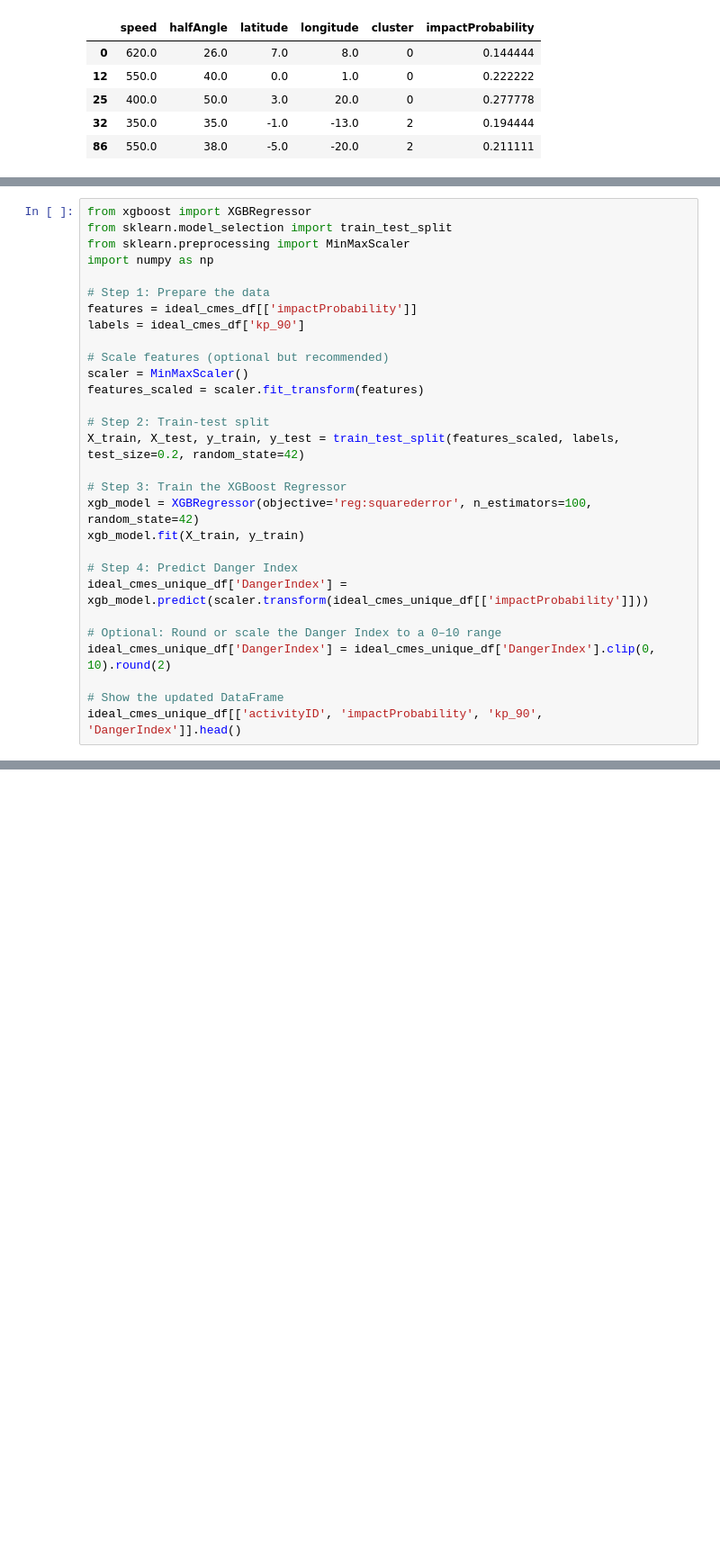
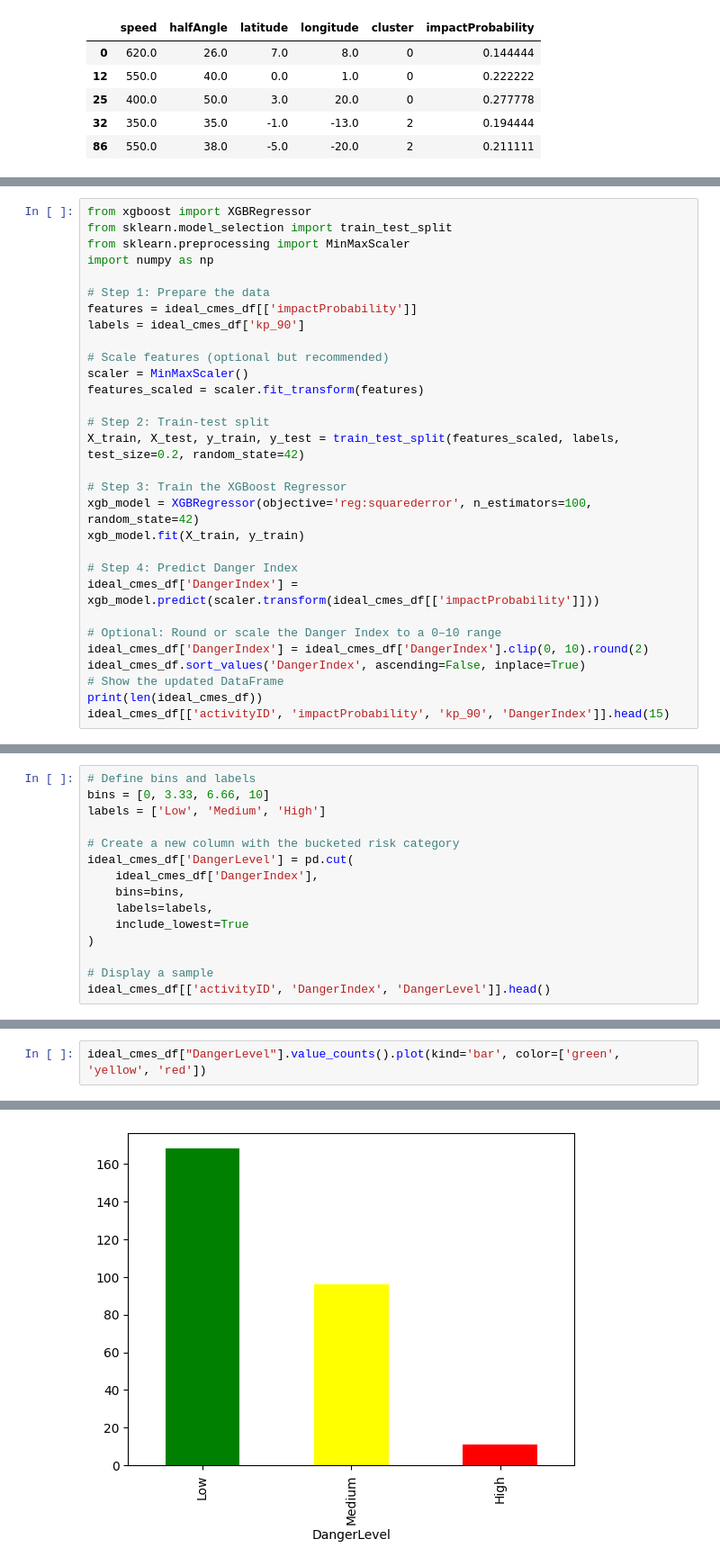
Before and after one commit to ryancmedina/project-four, a Jupyter notebook: Code/cme_earth_impact_model.ipynb, the cells around one changed output, grey strips where cells are left out. Shown: that part at 90% size. Cells and saved outputs as stored; diff of their text form; blank space fills up the shorter version.

```diff
--- a/Code/cme_earth_impact_model.ipynb
+++ b/Code/cme_earth_impact_model.ipynb
@@ -239,10 +241,11 @@ xgb_model = XGBRegressor(objective='reg:squarederror', n_estimators=100, random_
 xgb_model.fit(X_train, y_train)
 
 # Step 4: Predict Danger Index
-ideal_cmes_unique_df['DangerIndex'] = xgb_model.predict(scaler.transform(ideal_cmes_unique_df[['impactProbability']]))
+ideal_cmes_df['DangerIndex'] = xgb_model.predict(scaler.transform(ideal_cmes_df[['impactProbability']]))
 
 # Optional: Round or scale the Danger Index to a 0–10 range
-ideal_cmes_unique_df['DangerIndex'] = ideal_cmes_unique_df['DangerIndex'].clip(0, 10).round(2)
-
+ideal_cmes_df['DangerIndex'] = ideal_cmes_df['DangerIndex'].clip(0, 10).round(2)
+ideal_cmes_df.sort_values('DangerIndex', ascending=False, inplace=True)
 # Show the updated DataFrame
-ideal_cmes_unique_df[['activityID', 'impactProbability', 'kp_90', 'DangerIndex']].head()
+print(len(ideal_cmes_df))
+ideal_cmes_df[['activityID', 'impactProbability', 'kp_90', 'DangerIndex']].head(15)
@@ -248,0 +270,15 @@ ideal_cmes_unique_df[['activityID', 'impactProbability', 'kp_90', 'DangerIndex']
+# %%
+# Define bins and labels
+bins = [0, 3.33, 6.66, 10]
+labels = ['Low', 'Medium', 'High']
+
+# Create a new column with the bucketed risk category
+ideal_cmes_df['DangerLevel'] = pd.cut(
+    ideal_cmes_df['DangerIndex'],
+    bins=bins,
+    labels=labels,
+    include_lowest=True
+)
+
+# Display a sample
+ideal_cmes_df[['activityID', 'DangerIndex', 'DangerLevel']].head()
@@ -248,0 +292,3 @@ ideal_cmes_unique_df[['activityID', 'impactProbability', 'kp_90', 'DangerIndex']
+# %%
+ideal_cmes_df["DangerLevel"].value_counts().plot(kind='bar', color=['green', 'yellow', 'red'])
+# %% [output]
@@ -248,0 +296 @@ ideal_cmes_unique_df[['activityID', 'impactProbability', 'kp_90', 'DangerIndex']
+[figure, added]
```
Also changed, not shown: parts of 5 cells of this notebook, 2 other files.
